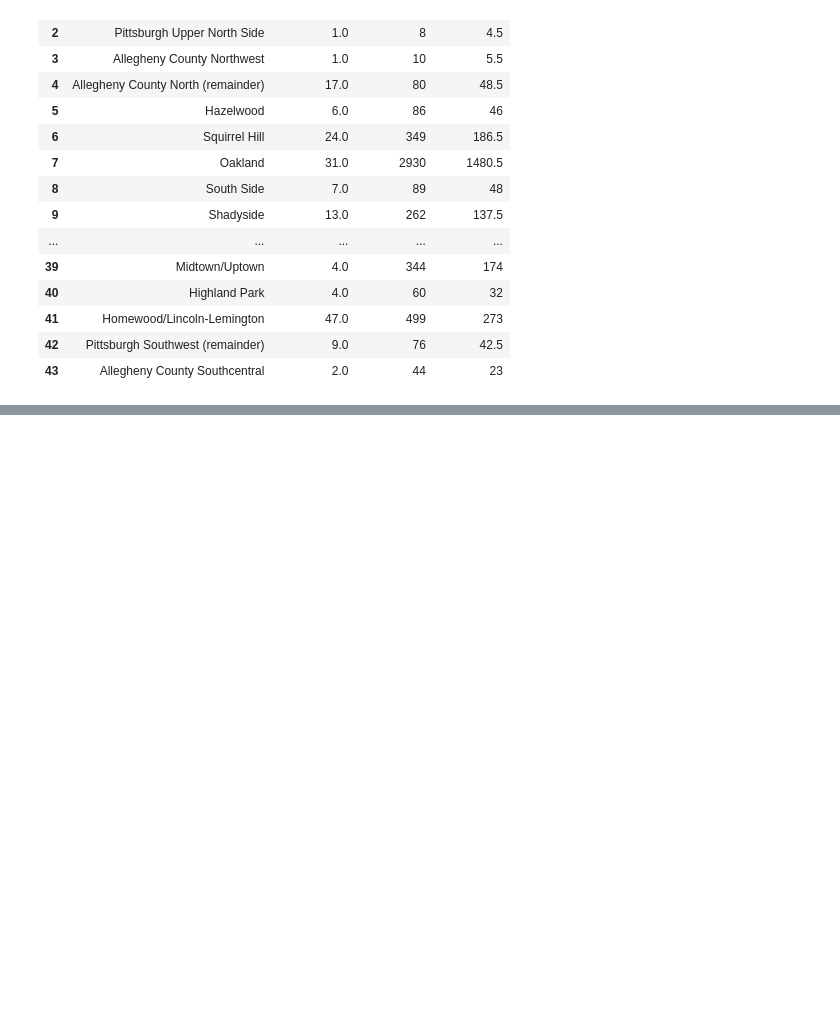
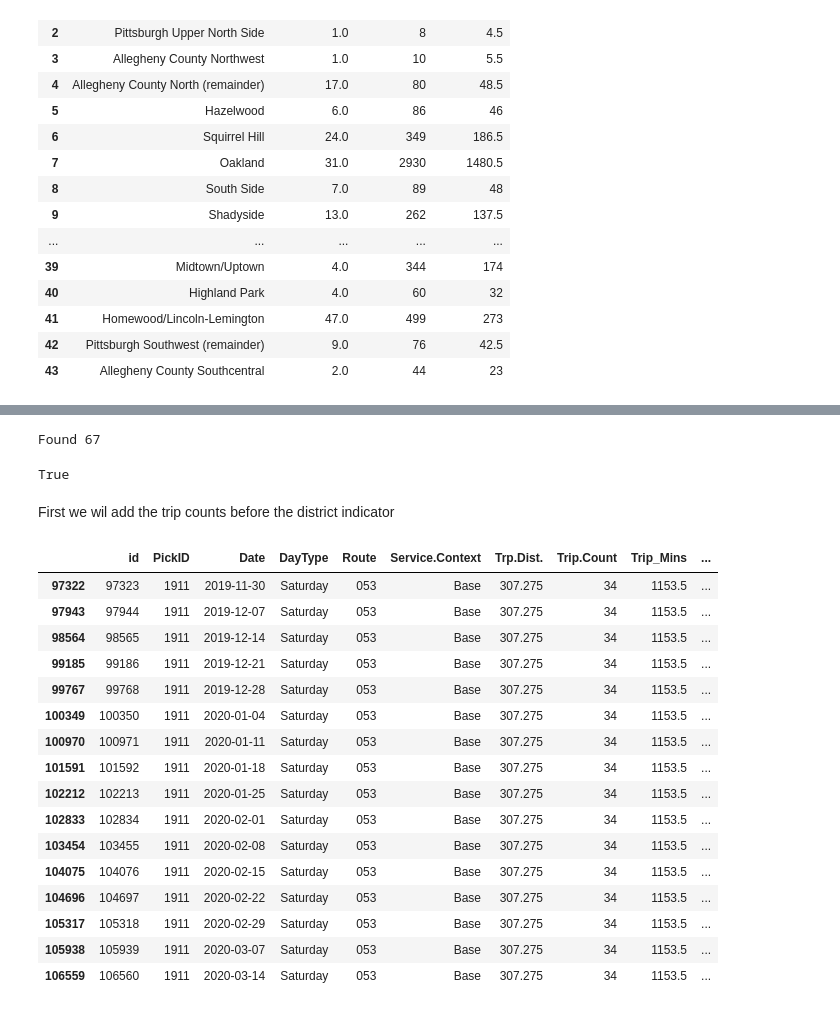
Before and after one commit to MattSamach/PPT_East_Busway, a Jupyter notebook: Notebooks/SPC_Trips.ipynb, the cells around one changed output, grey strips where cells are left out. Cells and saved outputs as stored; diff of their text form; code cells hidden in the pictures; blank space fills up the shorter version.

```diff
--- a/Notebooks/SPC_Trips.ipynb
+++ b/Notebooks/SPC_Trips.ipynb
@@ -340,0 +425,5 @@ matrix_2045.to_csv('spc_trips_2045_all.csv')
+# %%
+routefinder('67', 'P69, 67')
+# %% [output]
+Found 67
+True
@@ -340,0 +441,27 @@ matrix_2045.to_csv('spc_trips_2045_all.csv')
+# %% [markdown]
+First we wil add the trip counts before the district indicator
+# %%
+url = 'https://data.wprdc.org/dataset/d1eb0fcd-ba60-4407-9969-ceef464d0c00/resource/d42a9392-f95c-45f7-840f-3829ed21e03a/download/schedule_daily_agg.csv'
+trip_count = pd.read_csv(url)
+# %%
+trip_count[(trip_count.PickID == max(trip_count.PickID)) &
+         #  (trip_count.DayType == 'Weekday') &
+           (trip_count.RouteCode ==  '53')]
+# %% [output]
+|  | id | PickID | Date | DayType | Route | Service.Context | Trp.Dist. | Trip.Count | Trip_Mins | ... |
+| 97322 | 97323 | 1911 | 2019-11-30 | Saturday | 053 | Base | 307.275 | 34 | 1153.5 | ... |
+| 97943 | 97944 | 1911 | 2019-12-07 | Saturday | 053 | Base | 307.275 | 34 | 1153.5 | ... |
+| 98564 | 98565 | 1911 | 2019-12-14 | Saturday | 053 | Base | 307.275 | 34 | 1153.5 | ... |
+| 99185 | 99186 | 1911 | 2019-12-21 | Saturday | 053 | Base | 307.275 | 34 | 1153.5 | ... |
+| 99767 | 99768 | 1911 | 2019-12-28 | Saturday | 053 | Base | 307.275 | 34 | 1153.5 | ... |
+| 100349 | 100350 | 1911 | 2020-01-04 | Saturday | 053 | Base | 307.275 | 34 | 1153.5 | ... |
+| 100970 | 100971 | 1911 | 2020-01-11 | Saturday | 053 | Base | 307.275 | 34 | 1153.5 | ... |
+| 101591 | 101592 | 1911 | 2020-01-18 | Saturday | 053 | Base | 307.275 | 34 | 1153.5 | ... |
+| 102212 | 102213 | 1911 | 2020-01-25 | Saturday | 053 | Base | 307.275 | 34 | 1153.5 | ... |
+| 102833 | 102834 | 1911 | 2020-02-01 | Saturday | 053 | Base | 307.275 | 34 | 1153.5 | ... |
+| 103454 | 103455 | 1911 | 2020-02-08 | Saturday | 053 | Base | 307.275 | 34 | 1153.5 | ... |
+| 104075 | 104076 | 1911 | 2020-02-15 | Saturday | 053 | Base | 307.275 | 34 | 1153.5 | ... |
+| 104696 | 104697 | 1911 | 2020-02-22 | Saturday | 053 | Base | 307.275 | 34 | 1153.5 | ... |
+| 105317 | 105318 | 1911 | 2020-02-29 | Saturday | 053 | Base | 307.275 | 34 | 1153.5 | ... |
+| 105938 | 105939 | 1911 | 2020-03-07 | Saturday | 053 | Base | 307.275 | 34 | 1153.5 | ... |
+| 106559 | 106560 | 1911 | 2020-03-14 | Saturday | 053 | Base | 307.275 | 34 | 1153.5 | ... |
```
Also changed, not shown: parts of 19 cells of this notebook, 55 other files.
